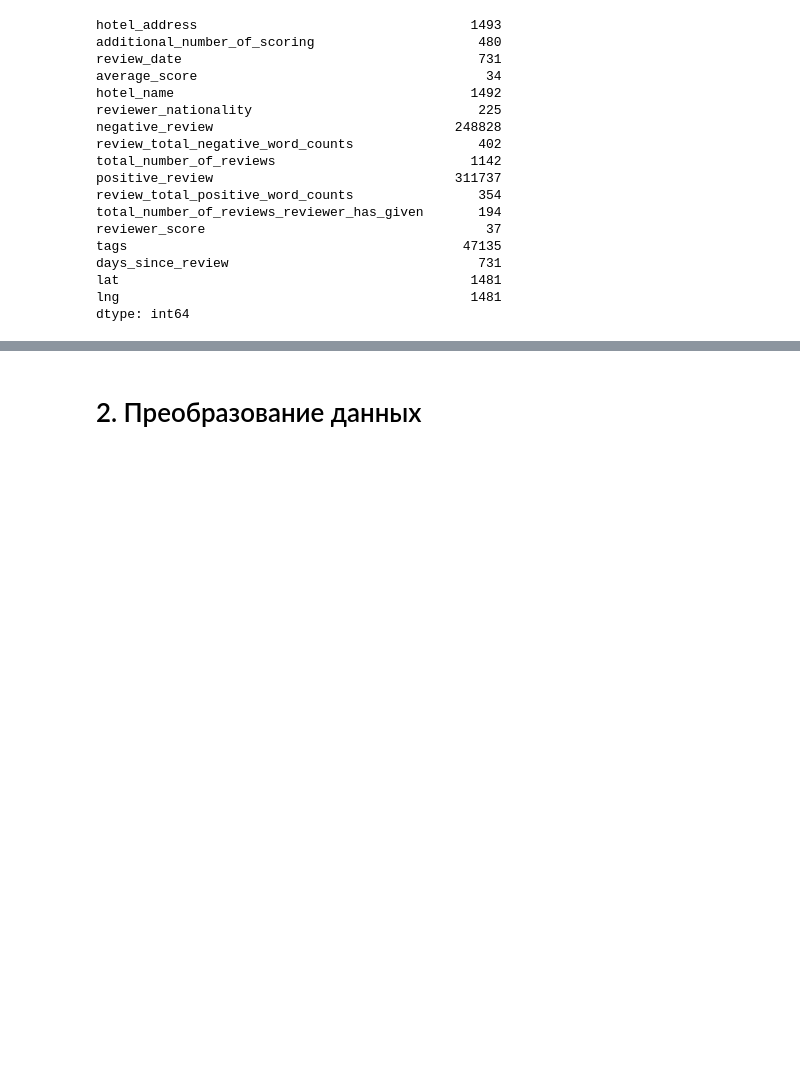
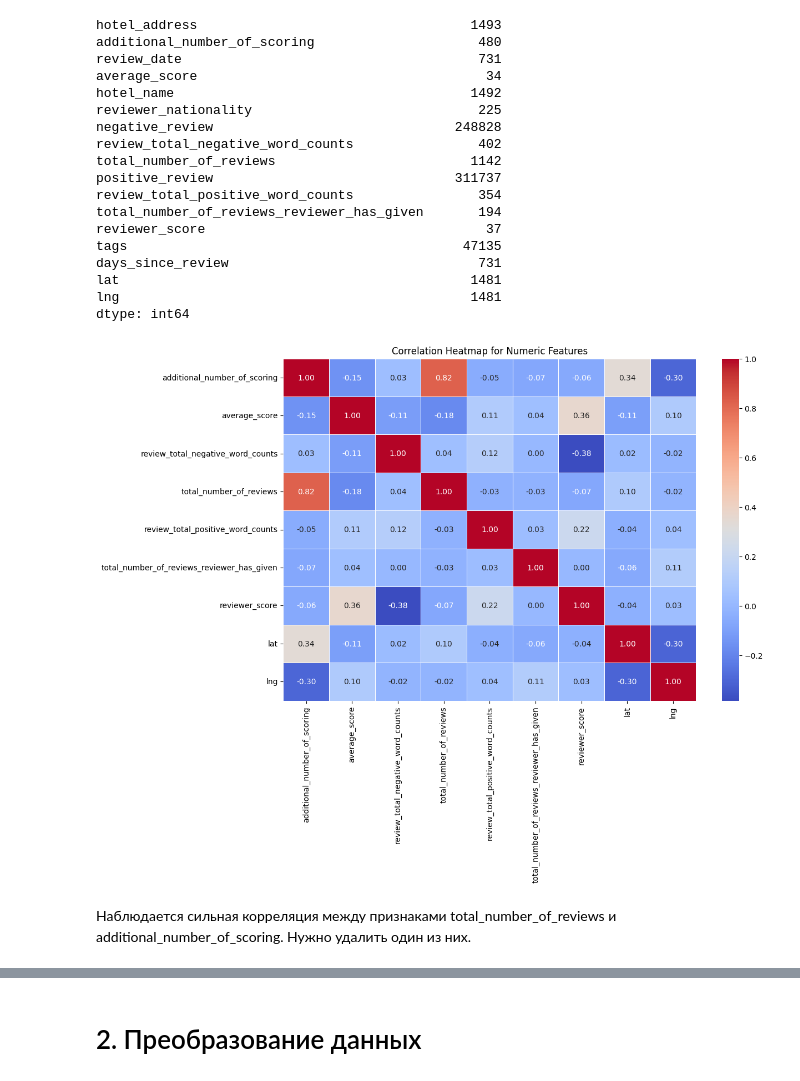
Before and after one commit to IvanMonakov/DataScience, a Jupyter notebook: Projects DS/PROJECT-3/EDA_Proj_3_Model.ipynb, the cells around one changed output, grey strips where cells are left out. Saved outputs shown, nothing was run; the diff lists cells and outputs as text; code cells hidden in the pictures; blank space fills up the shorter version.

```diff
--- a/Projects DS/PROJECT-3/EDA_Proj_3_Model.ipynb
+++ b/Projects DS/PROJECT-3/EDA_Proj_3_Model.ipynb
@@ -222,3 +224,19 @@ days_since_review                                731
 lat                                             1481
 lng                                             1481
 dtype: int64
+# %%
+# Выбираем только числовые столбцы
+numeric_data = data.select_dtypes(include=['number'])
+
+# Вычисляем корреляцию
+correlation_matrix = numeric_data.corr()
+
+# Построение тепловой карты
+plt.figure(figsize=(12, 8))
+sns.heatmap(correlation_matrix, annot=True, fmt=".2f", cmap="coolwarm", linewidths=0.5)
+plt.title("Correlation Heatmap for Numeric Features")
+plt.show()
+# %% [output]
+[figure, added]
+# %% [markdown]
+Наблюдается сильная корреляция между признаками total_number_of_reviews и additional_number_of_scoring. Нужно удалить один из них.
```
Also changed, not shown: parts of 33 cells of this notebook, 1 other file.
